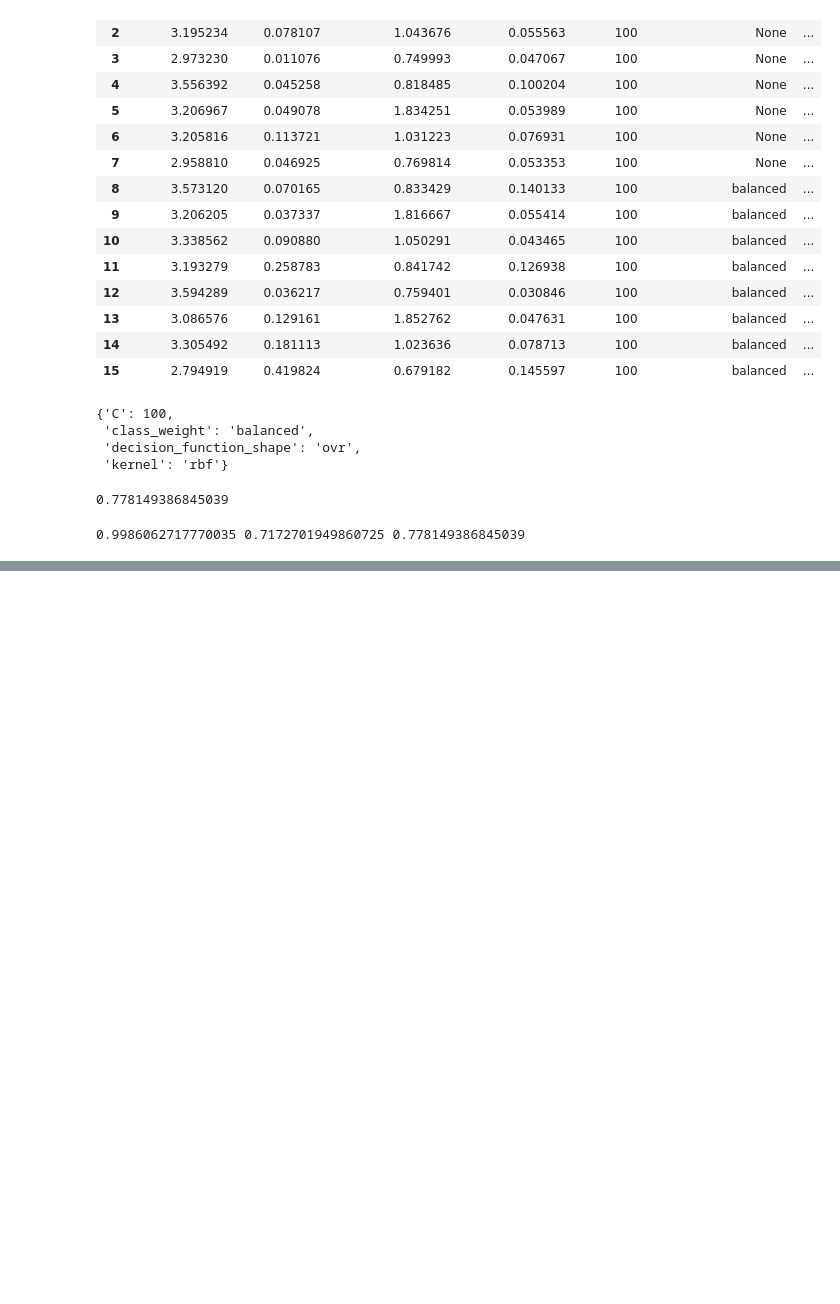
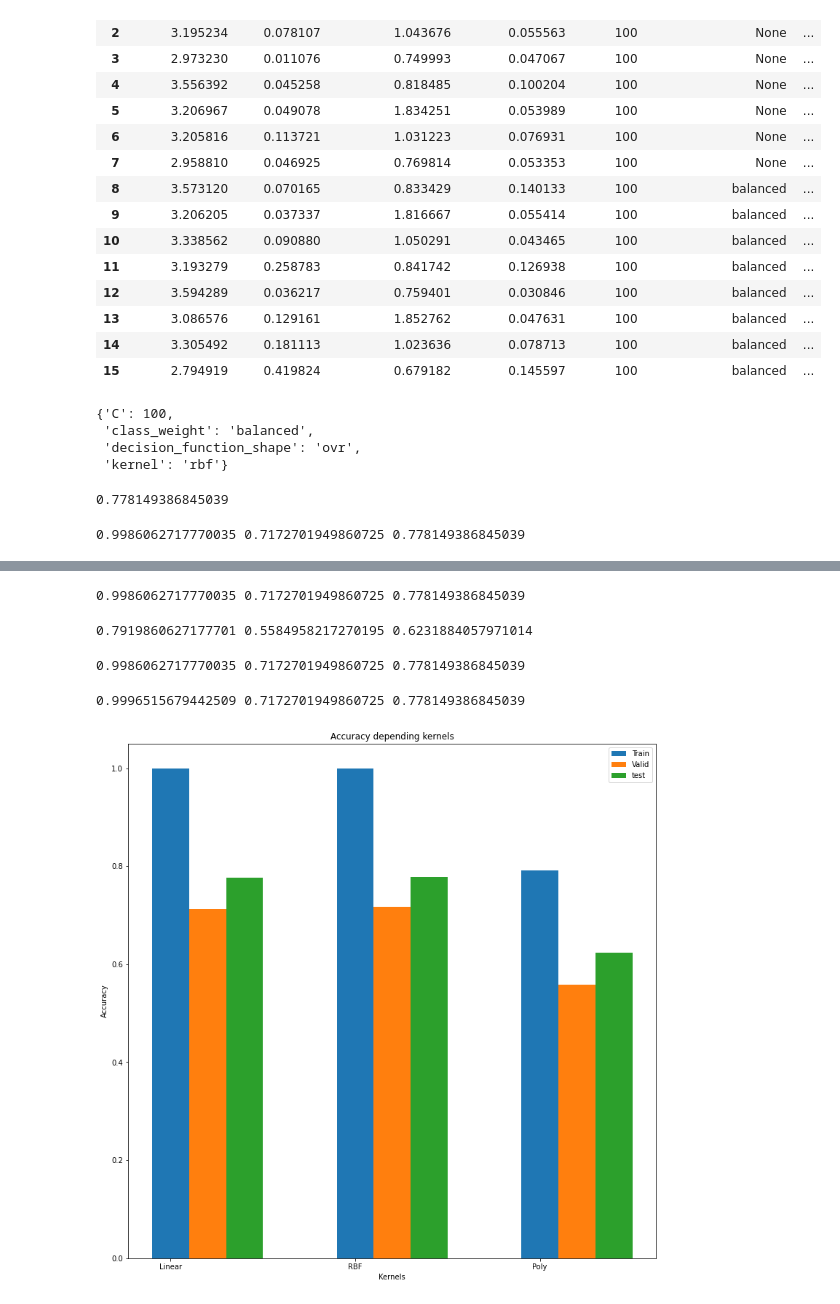
Before and after one commit to hanzopgp/MasterArtificialIntelligencePTs, a Jupyter notebook: S3/RDFIA/TME/TME1/1_c_SVM.ipynb, the cells around one changed output, grey strips where cells are left out. Drawn from its saved outputs; the diff is of its cells as text; code cells hidden in the pictures; blank space fills up the shorter version.

```diff
--- a/S3/RDFIA/TME/TME1/1_c_SVM.ipynb
+++ b/S3/RDFIA/TME/TME1/1_c_SVM.ipynb
@@ -211,0 +222,62 @@ print(acc1, acc2, acc3)
+# %%
+clf = SVC(C=100, kernel="rbf", class_weight="balanced")
+clf.fit(X_train, y_train)
+acc1 = clf.score(X_train, y_train)
+acc2 = clf.score(X_valid, y_valid)
+acc3 = clf.score(X_test, y_test)
+
+print(acc1, acc2, acc3)
+# %% [output]
+0.9986062717770035 0.7172701949860725 0.778149386845039
+# %%
+clf = SVC(C=100, kernel="poly", class_weight="balanced")
+clf.fit(X_train, y_train)
+acc1 = clf.score(X_train, y_train)
+acc2 = clf.score(X_valid, y_valid)
+acc3 = clf.score(X_test, y_test)
+
+print(acc1, acc2, acc3)
+# %% [output]
+0.7919860627177701 0.5584958217270195 0.6231884057971014
+# %%
+clf = SVC(C=100, kernel="rbf", class_weight="balanced")
+clf.fit(X_train, y_train)
+acc1 = clf.score(X_train, y_train)
+acc2 = clf.score(X_valid, y_valid)
+acc3 = clf.score(X_test, y_test)
+
+print(acc1, acc2, acc3)
+# %% [output]
+0.9986062717770035 0.7172701949860725 0.778149386845039
+# %%
+clf = SVC(C=100, kernel="rbf", class_weight=None)
+clf.fit(X_train, y_train)
+acc1 = clf.score(X_train, y_train)
+acc2 = clf.score(X_valid, y_valid)
+acc3 = clf.score(X_test, y_test)
+
+print(acc1, acc2, acc3)
+# %% [output]
+0.9996515679442509 0.7172701949860725 0.778149386845039
+# %%
+diff_kernel = [[0.9996515679442509, 0.713091922005571, 0.7759197324414716], [0.9986062717770035, 0.7172701949860725, 0.778149386845039], [0.7919860627177701, 0.5584958217270195, 0.6231884057971014]]
+diff_class_weight = [[0.9986062717770035, 0.7172701949860725, 0.778149386845039], [0.9996515679442509, 0.7172701949860725, 0.778149386845039]]
+# %%
+plt.figure(figsize=(13,13))
+
+X_axis = np.arange(len(diff_kernel))
+
+diff_kernel = np.array(diff_kernel).T
+
+plt.bar(X_axis, diff_kernel[0], 0.2, label = 'Train')
+plt.bar(X_axis + 0.2, diff_kernel[1], 0.2, label = 'Valid')
+plt.bar(X_axis + 0.4, diff_kernel[2], 0.2, label = 'test')
+
+plt.xticks(X_axis, ["Linear", "RBF", "Poly"])
+plt.xlabel("Kernels")
+plt.ylabel("Accuracy")
+plt.title("Accuracy depending kernels")
+plt.legend()
+plt.show()
+# %% [output]
+[figure, added]
```
Also changed, not shown: parts of 3 cells of this notebook.
